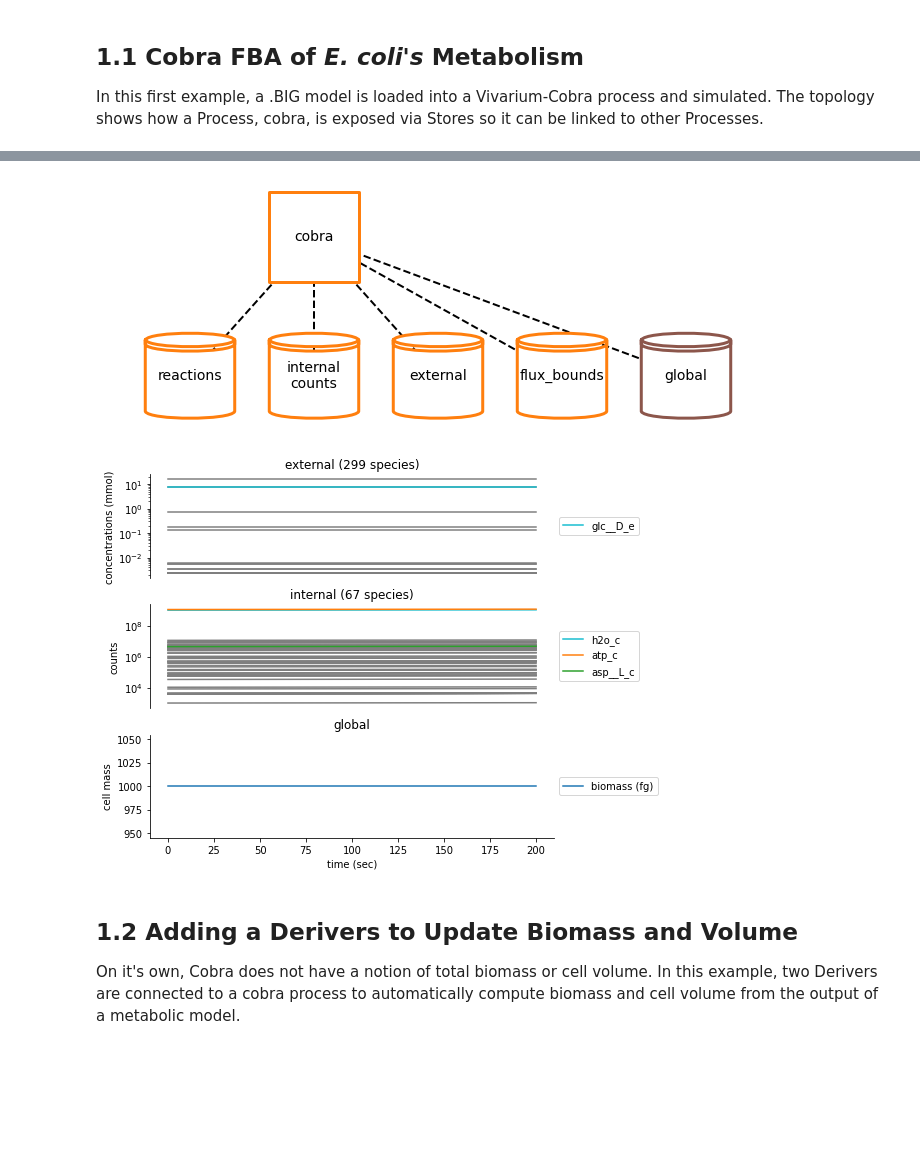
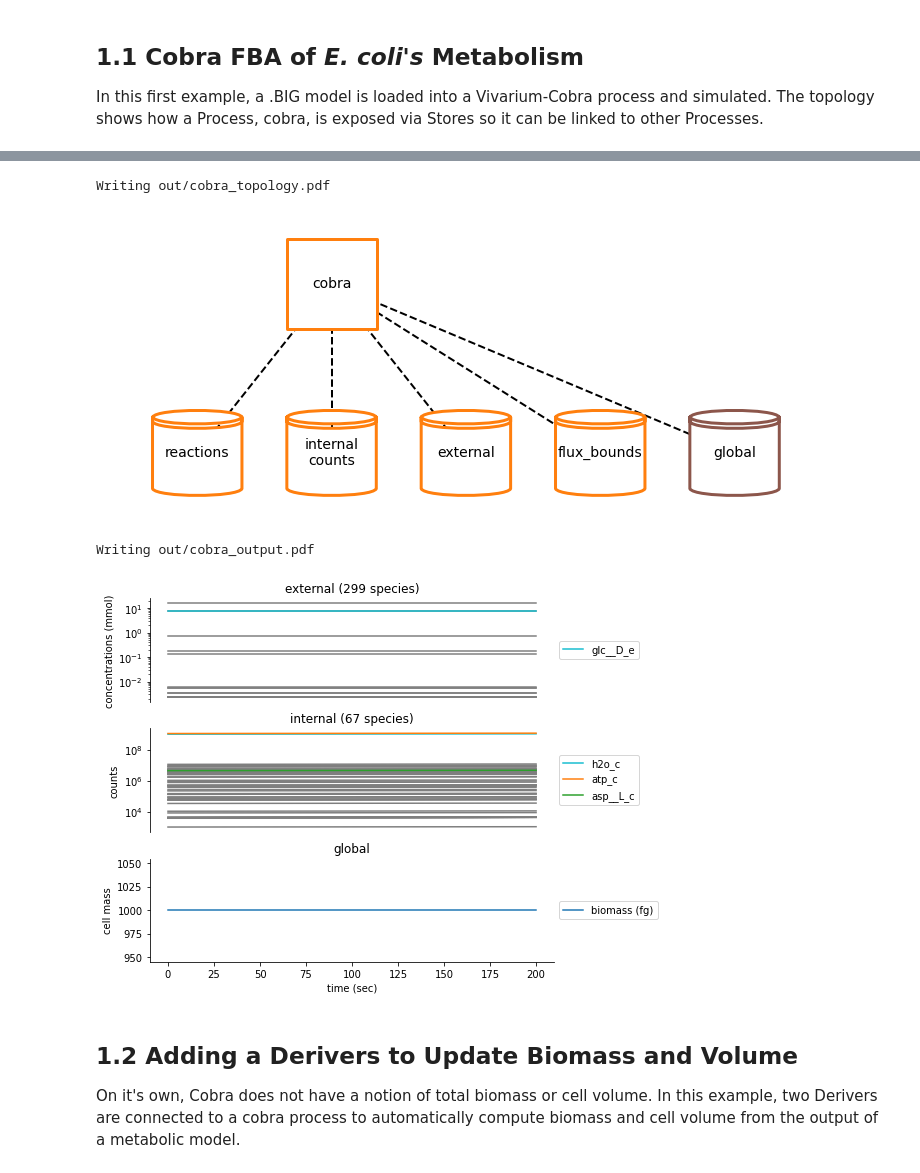
Before and after one commit to vivarium-collective/vivarium-notebooks, a Jupyter notebook: notebooks/VivariumLacOperonNotebook.ipynb, the cells around one changed output, grey strips where cells are left out. Cells and saved outputs as stored; diff of their text form; code cells hidden in the pictures; blank space fills up the shorter version.

Commit message:
save_fig_to_dir

```diff
--- a/notebooks/VivariumLacOperonNotebook.ipynb
+++ b/notebooks/VivariumLacOperonNotebook.ipynb
@@ -61,38 +62,42 @@ cobra_topology_config = {
     },
     'store_colors':{
         'internal\ncounts':'tab:orange',
         'external':'tab:orange',
         'exchanges':'tab:orange',
         'reactions':'tab:orange',
         'flux_bounds':'tab:orange',
         'global':'tab:brown',
     },
     'node_labels':{
         'mass_deriver':'mass\nderiver',
         'volume_deriver':'volume\nderiver',
         'internal_counts':'internal\ncounts'
     },
     'coordinates':{
 
         'cobra':(-1*u, r1),
         'mass\nderiver':(0*u, r1),
         'volume\nderiver':(1*u, r1),
 
         'reactions':(-2*u, r0),
         'internal\ncounts':(-1*u, r0),
         'external':(0*u, r0),
         'flux_bounds':(1*u, r0),
         'global':(2*u, r0)
     }
 }
 #Plot the Simulation Topology
 fig_topology = plot_topology(cobra, cobra_topology_config)
+save_fig_to_dir(fig_topology, 'cobra_topology.pdf')
 # %% [output]
+Writing out/cobra_topology.pdf
-[figure, old version]
+[figure, new version]
 # %%
 #Plot the Simulation Output
 fig_timeseries = plot_metabolism(cobra_timeseries)
+save_fig_to_dir(fig_timeseries, 'cobra_output.pdf')
 # %% [output]
+Writing out/cobra_output.pdf
 [figure]
 # %% [markdown]
 ## 1.2 Adding a Derivers to Update Biomass and Volume
```
Also changed, not shown: parts of 1 cell of this notebook.
